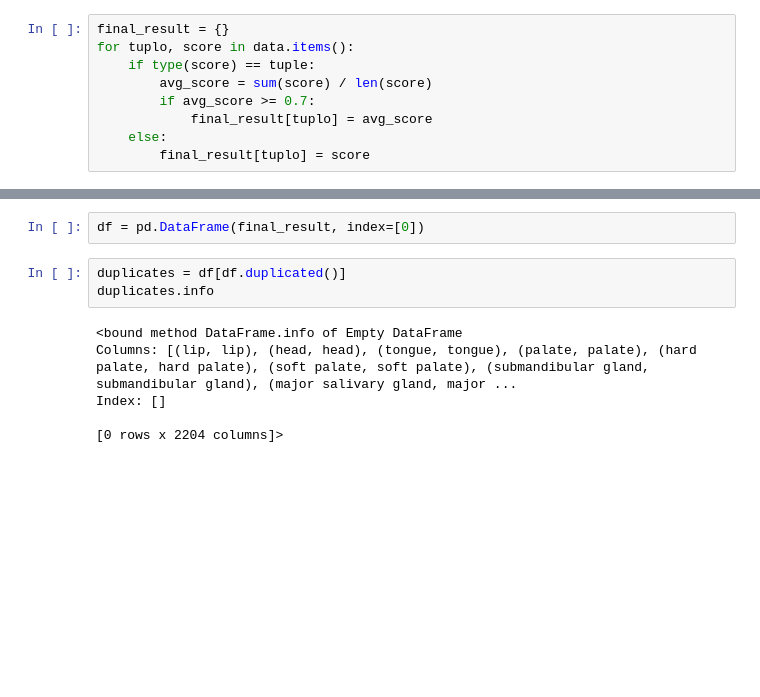
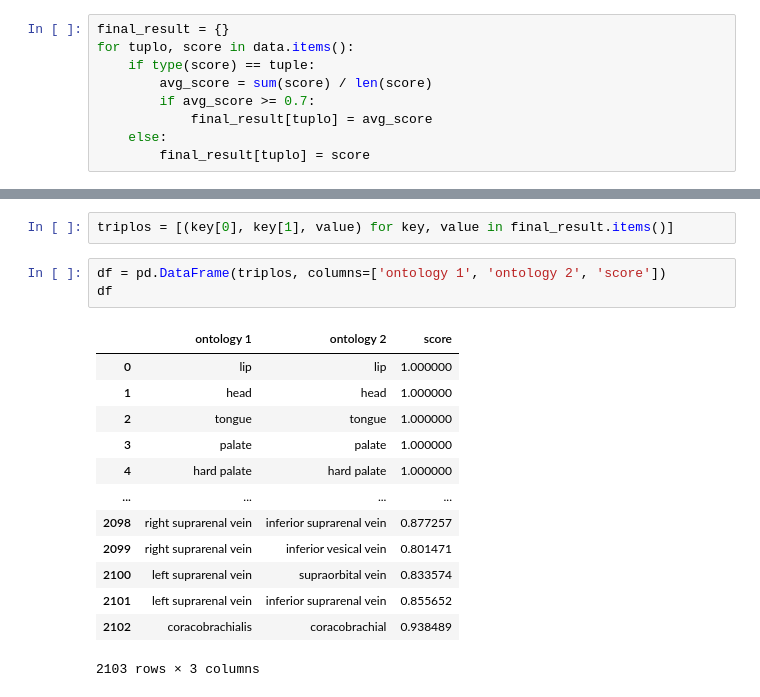
Before and after one commit to RomuloNogueira02/KG-Project, a Jupyter notebook: checkPickle.ipynb, the cells around one changed output, grey strips where cells are left out. Cells and saved outputs as stored; diff of their text form; blank space fills up the shorter version.

```diff
--- a/checkPickle.ipynb
+++ b/checkPickle.ipynb
@@ -43,12 +43,20 @@ final_result
  ...}
-# %%
-df = pd.DataFrame(final_result, index=[0])
-# %%
-duplicates = df[df.duplicated()]
-duplicates.info
-# %% [output]
-<bound method DataFrame.info of Empty DataFrame
-Columns: [(lip, lip), (head, head), (tongue, tongue), (palate, palate), (hard palate, hard palate), (soft palate, soft palate), (submandibular gland, submandibular gland), (major salivary gland, major ...
-Index: []
-
-[0 rows x 2204 columns]>
+# %%
+triplos = [(key[0], key[1], value) for key, value in final_result.items()]
+# %%
+df = pd.DataFrame(triplos, columns=['ontology 1', 'ontology 2', 'score'])
+df
+# %% [output]
+|  | ontology 1 | ontology 2 | score |
+| 0 | lip | lip | 1.000000 |
+| 1 | head | head | 1.000000 |
+| 2 | tongue | tongue | 1.000000 |
+| 3 | palate | palate | 1.000000 |
+| 4 | hard palate | hard palate | 1.000000 |
+| ... | ... | ... | ... |
+| 2098 | right suprarenal vein | inferior suprarenal vein | 0.877257 |
+| 2099 | right suprarenal vein | inferior vesical vein | 0.801471 |
+| 2100 | left suprarenal vein | supraorbital vein | 0.833574 |
+| 2101 | left suprarenal vein | inferior suprarenal vein | 0.855652 |
+| 2102 | coracobrachialis | coracobrachial | 0.938489 |
+2103 rows × 3 columns
```
Also changed, not shown: parts of 7 cells of this notebook, 2 other files.
